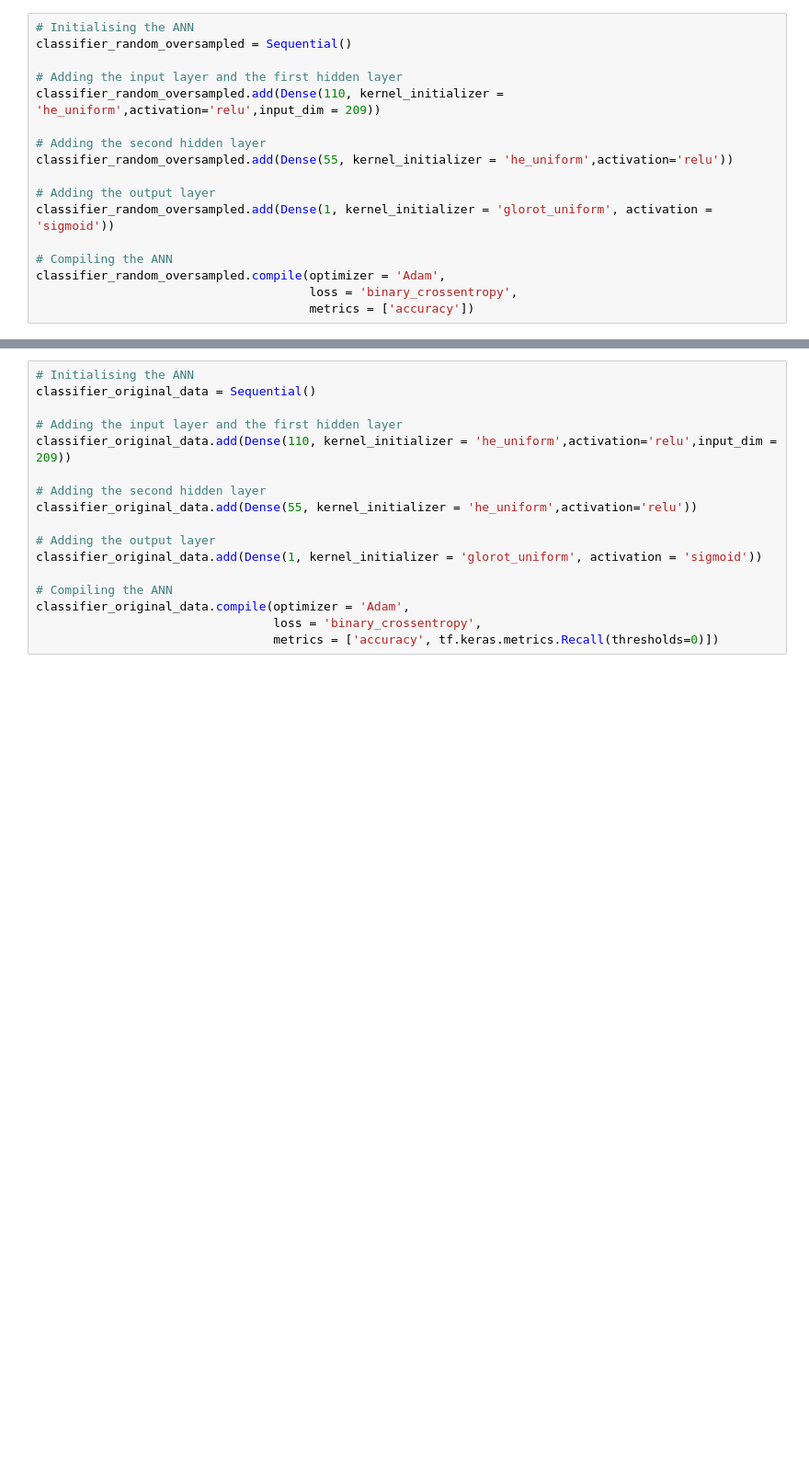
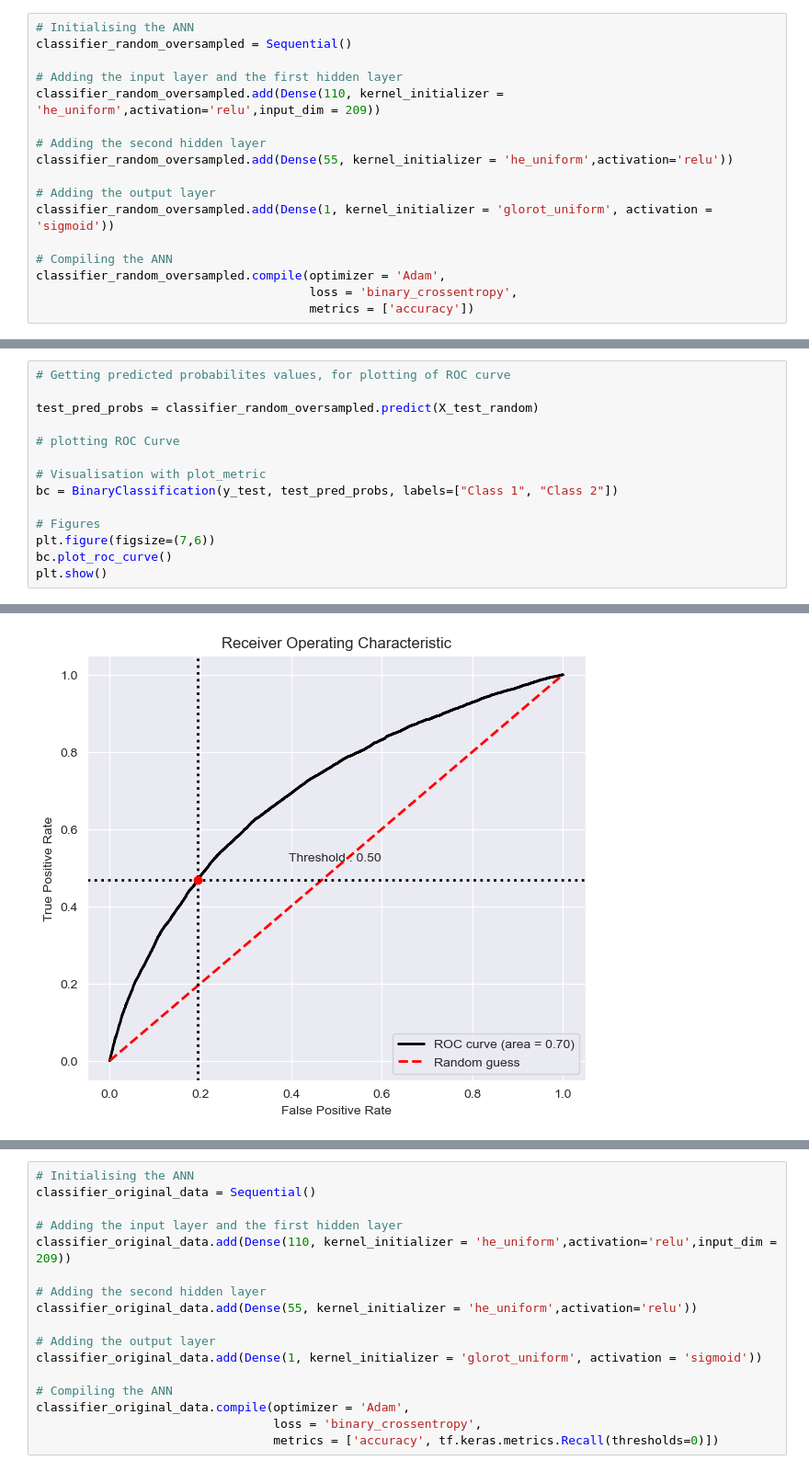
Before and after one commit to lavkushsingh31/Deep_Learning_Assignments, a Jupyter notebook: Course Project - House Loan Data Analysis/Course Project - House Loan Data Analysis.ipynb, the cells around one changed output, grey strips where cells are left out. Shown at 92% size. Cells and saved outputs as stored; diff of their text form; blank space fills up the shorter version.

```diff
--- a/Course Project - House Loan Data Analysis/Course Project - House Loan Data Analysis.ipynb
+++ b/Course Project - House Loan Data Analysis/Course Project - House Loan Data Analysis.ipynb
@@ -793,0 +1012,15 @@ plt.show()
+# %%
+# Getting predicted probabilites values, for plotting of ROC curve
+
+test_pred_probs = classifier_random_oversampled.predict(X_test_random)
+
+# plotting ROC Curve
+
+# Visualisation with plot_metric
+bc = BinaryClassification(y_test, test_pred_probs, labels=["Class 1", "Class 2"])
+
+# Figures
+plt.figure(figsize=(7,6))
+bc.plot_roc_curve()
+plt.show()
+# %% [output]
@@ -793,0 +1028 @@ plt.show()
+[figure, added]
```
Also changed, not shown: parts of 135 cells of this notebook.
